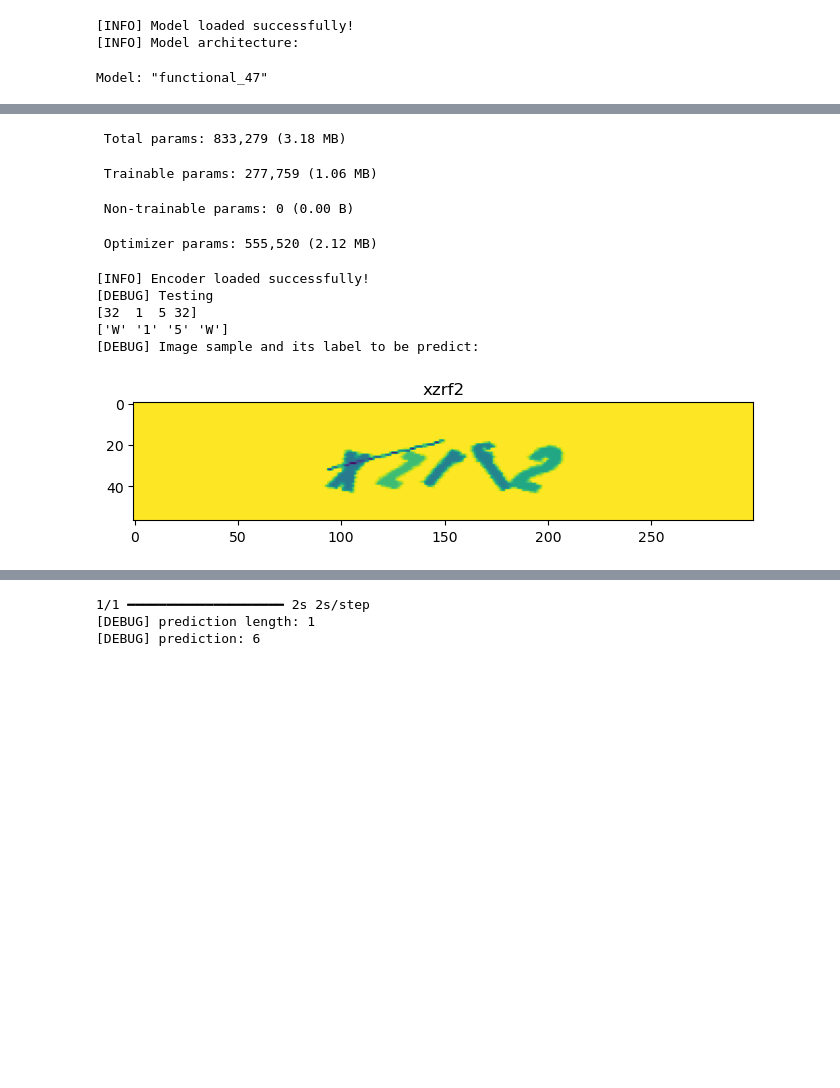
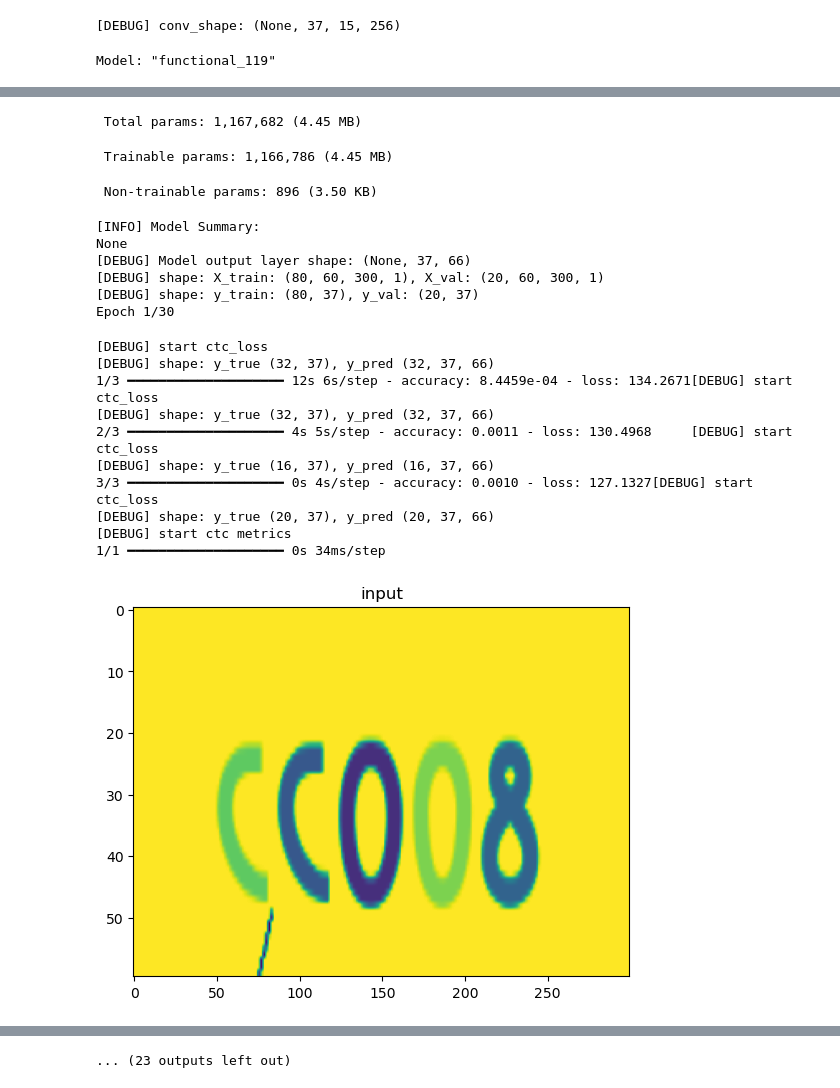
Before and after one commit to Lyam-T/cs4243-captcha-recognition, a Jupyter notebook: captca_recognition.ipynb, the cells around one changed output, grey strips where cells are left out. Drawn from its saved outputs; the diff is of its cells as text; code cells hidden in the pictures; blank space fills up the shorter version.

Commit message:
Upadate crnn model structure

```diff
--- a/captca_recognition.ipynb
+++ b/captca_recognition.ipynb
@@ -48,7 +52,7 @@ from sklearn.preprocessing import LabelEncoder
 # Encode labels as sequences of integers
 def encode_labels(labels, max_timesteps):
     label_encoder = LabelEncoder()
-    label_encoder.fit(list("ABCDEFGHIJKLMNOPQRSTUVWXYZabcdefghijklmnopqrstuvwxyz0123456789"))  # All possible characters
+    label_encoder.fit(list("ABCDEFGHIJKLMNOPQRSTUVWXYZabcdefghijklmnopqrstuvwxyz0123456789-()"))  # All possible characters
     encoded_labels = [label_encoder.transform(list(label)) for label in labels]
     padded_labels = np.array([
         np.pad(l, (0, max_timesteps - len(l)),
@@ -103,10 +117,37 @@ class CTCMetrics(tf.keras.callbacks.Callback):
         self.batch_size = batch_size
 
     def on_epoch_end(self, epoch, logs=None):
-        # print('[DEBUG] start ctc metrics')
+        print('[DEBUG] start ctc metrics')
         x_val, y_val = self.validation_data
         total_samples = len(x_val)
         correct = 0
+
+        test_img, test_label = x_val[0], y_val[0]
+
+        # Visualize CNN features
+        intermediate_model = Model(
+            inputs=self.model.input,
+            outputs=self.model.get_layer('input').output
+        )
+        features = intermediate_model.predict(test_img[np.newaxis,...])
+        plt.imshow(features[0], aspect='auto')
+        plt.title('input')
+        plt.show()
+        plt.close()
+
+        intermediate_model = Model(
+            inputs=self.model.input,
+            outputs=self.model.get_layer('conv1').output
+        )
+        features = intermediate_model.predict(test_img[np.newaxis,...])
+        for i in range(len(features[0])):
+            if (i == 10):
+                break
+            plt.imshow(features[0][i].T, aspect='auto')
+            plt.title(f'conv1{i}')
+            plt.show()
+            plt.close()
+
 
         # print(f"\n[DEBUG] y_val shape: {y_val.shape}, min/max: {y_val.min()}/{y_val.max()}")
 
@@ -128,8 +169,6 @@ class CTCMetrics(tf.keras.callbacks.Callback):
             )
             pred_indices = decoded[0].numpy()
 
-
-
             # Compare predictions with ground truth
             for true_seq, pred_seq in zip(batch_y, pred_indices):
                 # Remove padding (-1) and decode
@@ -140,12 +179,14 @@ class CTCMetrics(tf.keras.callbacks.Callback):
                 true_text = ''.join(self.encoder.inverse_transform(true_chars))
                 pred_text = ''.join(self.encoder.inverse_transform(pred_chars))
 
+                if (i < 5):
+                    print(f"[INFO] True: '{true_text}' vs Pred: '{pred_text}'")
+
                 if true_text == pred_text:
                     correct += 1
 
         accuracy = correct / total_samples
         print(f"[INFO] Validation Accuracy: {accuracy:.4f}")
-        print(f"[INFO] True: '{true_text}' vs Pred: '{pred_text}'")
         logs['val_accuracy'] = accuracy  # Store for history
 # %%
 def train():
@@ -336,12 +524,11 @@ def predict():
     labels, predicts = predict_captcha(model, encoder, "data/test")
 # %%
 if __name__ == '__main__':
-    # train()
-    predict()
+    train()
+    # predict()
 # %% [output]
-[INFO] Model loaded successfully!
-[INFO] Model architecture:
+[DEBUG] conv_shape: (None, 37, 15, 256)
-Model: "functional_47"
+Model: "functional_119"
 ┏━━━━━━━━━━━━━━━━━━━━━━━━━━━━━━━━━┳━━━━━━━━━━━━━━━━━━━━━━━━┳━━━━━━━━━━━━━━━┓
 ┃ Layer (type)                    ┃ Output Shape           ┃       Param # ┃
 ┡━━━━━━━━━━━━━━━━━━━━━━━━━━━━━━━━━╇━━━━━━━━━━━━━━━━━━━━━━━━╇━━━━━━━━━━━━━━━┩
@@ -361,11 +548,21 @@ Model: "functional_47"
 └─────────────────────────────────┴────────────────────────┴───────────────┘
- Total params: 833,279 (3.18 MB)
+ Total params: 1,167,682 (4.45 MB)
- Trainable params: 277,759 (1.06 MB)
+ Trainable params: 1,166,786 (4.45 MB)
- Non-trainable params: 0 (0.00 B)
+ Non-trainable params: 896 (3.50 KB)
- Optimizer params: 555,520 (2.12 MB)
+[INFO] Model Summary:
+None
+[DEBUG] Model output layer shape: (None, 37, 66)
+[DEBUG] shape: X_train: (80, 60, 300, 1), X_val: (20, 60, 300, 1)
+[DEBUG] shape: y_train: (80, 37), y_val: (20, 37)
+Epoch 1/30
-[INFO] Encoder loaded successfully!
-[DEBUG] Testing
-[32  1  5 32]
-['W' '1' '5' 'W']
-[DEBUG] Image sample and its label to be predict:
+[DEBUG] start ctc_loss
+[DEBUG] shape: y_true (32, 37), y_pred (32, 37, 66)
+1/3 ━━━━━━━━━━━━━━━━━━━━ 12s 6s/step - accuracy: 8.4459e-04 - loss: 134.2671[DEBUG] start ctc_loss
+[DEBUG] shape: y_true (32, 37), y_pred (32, 37, 66)
+2/3 ━━━━━━━━━━━━━━━━━━━━ 4s 5s/step - accuracy: 0.0011 - loss: 130.4968     [DEBUG] start ctc_loss
+[DEBUG] shape: y_true (16, 37), y_pred (16, 37, 66)
+3/3 ━━━━━━━━━━━━━━━━━━━━ 0s 4s/step - accuracy: 0.0010 - loss: 127.1327[DEBUG] start ctc_loss
+[DEBUG] shape: y_true (20, 37), y_pred (20, 37, 66)
+[DEBUG] start ctc metrics
+1/1 ━━━━━━━━━━━━━━━━━━━━ 0s 34ms/step
-[figure, old version]
+[figure, new version]
@@ -374,3 +572 @@ Model: "functional_47"
-1/1 ━━━━━━━━━━━━━━━━━━━━ 2s 2s/step
-[DEBUG] prediction length: 1
-[DEBUG] prediction: 6
+... (23 outputs left out)
```
Also changed, not shown: parts of 7 cells of this notebook.
